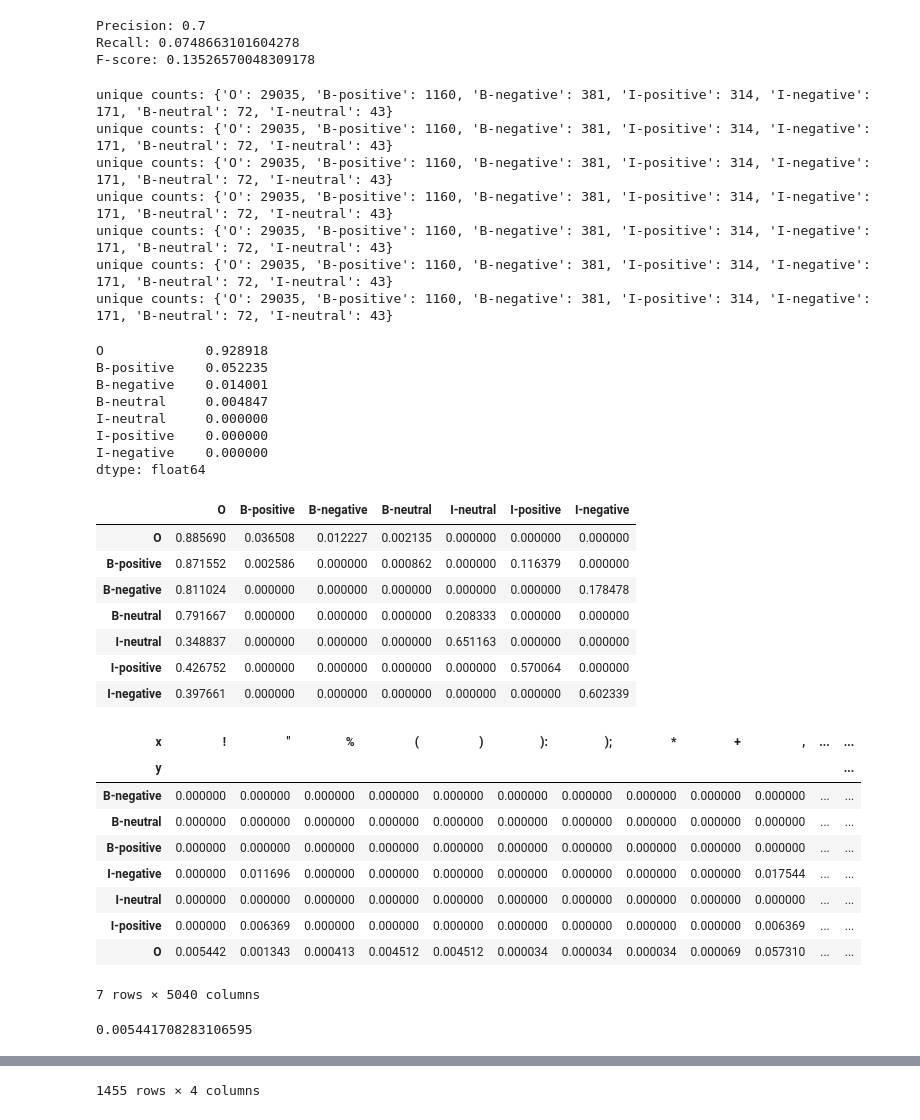
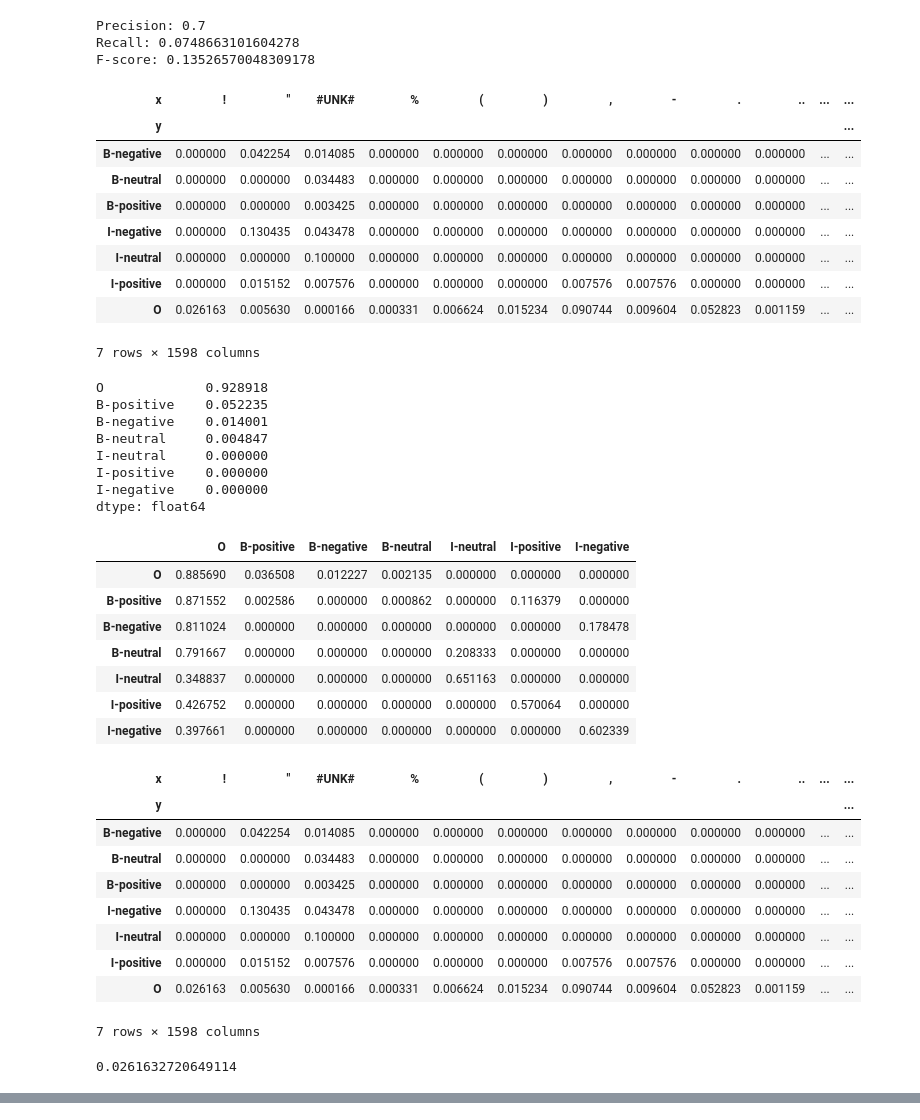
Before and after one commit to sherinksaji/MLProject, a Jupyter notebook: part1.ipynb, the cells around one changed output, grey strips where cells are left out. Cells and saved outputs as stored; diff of their text form; code cells hidden in the pictures.

```diff
--- a/part1.ipynb
+++ b/part1.ipynb
@@ -489,26 +489,28 @@ F-score: 0.13526570048309178
 # %%
 import numpy as np
 
 sr_start_probabilities = pd.Series(start_transition_prob)
 df_transition = pd.DataFrame(transition_prob).T
 # df_emission = pd.DataFrame(emission_prob).fillna(0).T
-df_emission = create_e_x_y_df_train_all_y_values(file_path_train_es).pivot(index='y', columns='x', values='e(x|y)').fillna(0)
+df_emission = pd.read_csv('Data/RU/csv_dev_out_ru_test_e_x_y.csv')
+df_emission = df_emission.drop_duplicates(subset=['x','y'], keep='last')
+df_emission = df_emission.pivot(index='y', columns='x', values='e(x|y)').fillna(0)
+display(df_emission)
 
 display(sr_start_probabilities, df_transition, df_emission)
 
 display(df_emission.loc['O','!'])
-
-df_emission_new = pd.read_csv('Data/ES/csv_dev_out_es_test_e_x_y.csv')
-
-display(df_emission_new)
 # %% [output]
+| x | ! | " | #UNK# | % | ( | ) | , | - | . | .. | ... | ... |
+| y |  |  |  |  |  |  |  |  |  |  |  | ... |
+| B-negative | 0.000000 | 0.042254 | 0.014085 | 0.000000 | 0.000000 | 0.000000 | 0.000000 | 0.000000 | 0.000000 | 0.000000 | ... | ... |
+| B-neutral | 0.000000 | 0.000000 | 0.034483 | 0.000000 | 0.000000 | 0.000000 | 0.000000 | 0.000000 | 0.000000 | 0.000000 | ... | ... |
+| B-positive | 0.000000 | 0.000000 | 0.003425 | 0.000000 | 0.000000 | 0.000000 | 0.000000 | 0.000000 | 0.000000 | 0.000000 | ... | ... |
+| I-negative | 0.000000 | 0.130435 | 0.043478 | 0.000000 | 0.000000 | 0.000000 | 0.000000 | 0.000000 | 0.000000 | 0.000000 | ... | ... |
+| I-neutral | 0.000000 | 0.000000 | 0.100000 | 0.000000 | 0.000000 | 0.000000 | 0.000000 | 0.000000 | 0.000000 | 0.000000 | ... | ... |
+| I-positive | 0.000000 | 0.015152 | 0.007576 | 0.000000 | 0.000000 | 0.000000 | 0.007576 | 0.007576 | 0.000000 | 0.000000 | ... | ... |
+| O | 0.026163 | 0.005630 | 0.000166 | 0.000331 | 0.006624 | 0.015234 | 0.090744 | 0.009604 | 0.052823 | 0.001159 | ... | ... |
-unique counts: {'O': 29035, 'B-positive': 1160, 'B-negative': 381, 'I-positive': 314, 'I-negative': 171, 'B-neutral': 72, 'I-neutral': 43}
-unique counts: {'O': 29035, 'B-positive': 1160, 'B-negative': 381, 'I-positive': 314, 'I-negative': 171, 'B-neutral': 72, 'I-neutral': 43}
-unique counts: {'O': 29035, 'B-positive': 1160, 'B-negative': 381, 'I-positive': 314, 'I-negative': 171, 'B-neutral': 72, 'I-neutral': 43}
-unique counts: {'O': 29035, 'B-positive': 1160, 'B-negative': 381, 'I-positive': 314, 'I-negative': 171, 'B-neutral': 72, 'I-neutral': 43}
-unique counts: {'O': 29035, 'B-positive': 1160, 'B-negative': 381, 'I-positive': 314, 'I-negative': 171, 'B-neutral': 72, 'I-neutral': 43}
-unique counts: {'O': 29035, 'B-positive': 1160, 'B-negative': 381, 'I-positive': 314, 'I-negative': 171, 'B-neutral': 72, 'I-neutral': 43}
-unique counts: {'O': 29035, 'B-positive': 1160, 'B-negative': 381, 'I-positive': 314, 'I-negative': 171, 'B-neutral': 72, 'I-neutral': 43}
+7 rows × 1598 columns
 O             0.928918
 B-positive    0.052235
 B-negative    0.014001
@@ -517,22 +519,22 @@ I-neutral     0.000000
 I-positive    0.000000
 I-negative    0.000000
 dtype: float64
-|  | O | B-positive | B-negative | B-neutral | I-neutral | I-positive | I-negative |
-| O | 0.885690 | 0.036508 | 0.012227 | 0.002135 | 0.000000 | 0.000000 | 0.000000 |
-| B-positive | 0.871552 | 0.002586 | 0.000000 | 0.000862 | 0.000000 | 0.116379 | 0.000000 |
-| B-negative | 0.811024 | 0.000000 | 0.000000 | 0.000000 | 0.000000 | 0.000000 | 0.178478 |
-| B-neutral | 0.791667 | 0.000000 | 0.000000 | 0.000000 | 0.208333 | 0.000000 | 0.000000 |
-| I-neutral | 0.348837 | 0.000000 | 0.000000 | 0.000000 | 0.651163 | 0.000000 | 0.000000 |
-| I-positive | 0.426752 | 0.000000 | 0.000000 | 0.000000 | 0.000000 | 0.570064 | 0.000000 |
-| I-negative | 0.397661 | 0.000000 | 0.000000 | 0.000000 | 0.000000 | 0.000000 | 0.602339 |
-| x | ! | " | % | ( | ) | ): | ); | * | + | , | ... | ... |
-| y |  |  |  |  |  |  |  |  |  |  |  | ... |
-| B-negative | 0.000000 | 0.000000 | 0.000000 | 0.000000 | 0.000000 | 0.000000 | 0.000000 | 0.000000 | 0.000000 | 0.000000 | ... | ... |
-| B-neutral | 0.000000 | 0.000000 | 0.000000 | 0.000000 | 0.000000 | 0.000000 | 0.000000 | 0.000000 | 0.000000 | 0.000000 | ... | ... |
-| B-positive | 0.000000 | 0.000000 | 0.000000 | 0.000000 | 0.000000 | 0.000000 | 0.000000 | 0.000000 | 0.000000 | 0.000000 | ... | ... |
-| I-negative | 0.000000 | 0.011696 | 0.000000 | 0.000000 | 0.000000 | 0.000000 | 0.000000 | 0.000000 | 0.000000 | 0.017544 | ... | ... |
-| I-neutral | 0.000000 | 0.000000 | 0.000000 | 0.000000 | 0.000000 | 0.000000 | 0.000000 | 0.000000 | 0.000000 | 0.000000 | ... | ... |
-| I-positive | 0.000000 | 0.006369 | 0.000000 | 0.000000 | 0.000000 | 0.000000 | 0.000000 | 0.000000 | 0.000000 | 0.006369 | ... | ... |
-| O | 0.005442 | 0.001343 | 0.000413 | 0.004512 | 0.004512 | 0.000034 | 0.000034 | 0.000034 | 0.000069 | 0.057310 | ... | ... |
+|  | O | B-positive | B-negative | B-neutral | I-neutral | I-positive | I-negative |
+| O | 0.885690 | 0.036508 | 0.012227 | 0.002135 | 0.000000 | 0.000000 | 0.000000 |
+| B-positive | 0.871552 | 0.002586 | 0.000000 | 0.000862 | 0.000000 | 0.116379 | 0.000000 |
+| B-negative | 0.811024 | 0.000000 | 0.000000 | 0.000000 | 0.000000 | 0.000000 | 0.178478 |
+| B-neutral | 0.791667 | 0.000000 | 0.000000 | 0.000000 | 0.208333 | 0.000000 | 0.000000 |
+| I-neutral | 0.348837 | 0.000000 | 0.000000 | 0.000000 | 0.651163 | 0.000000 | 0.000000 |
+| I-positive | 0.426752 | 0.000000 | 0.000000 | 0.000000 | 0.000000 | 0.570064 | 0.000000 |
+| I-negative | 0.397661 | 0.000000 | 0.000000 | 0.000000 | 0.000000 | 0.000000 | 0.602339 |
+| x | ! | " | #UNK# | % | ( | ) | , | - | . | .. | ... | ... |
+| y |  |  |  |  |  |  |  |  |  |  |  | ... |
+| B-negative | 0.000000 | 0.042254 | 0.014085 | 0.000000 | 0.000000 | 0.000000 | 0.000000 | 0.000000 | 0.000000 | 0.000000 | ... | ... |
+| B-neutral | 0.000000 | 0.000000 | 0.034483 | 0.000000 | 0.000000 | 0.000000 | 0.000000 | 0.000000 | 0.000000 | 0.000000 | ... | ... |
+| B-positive | 0.000000 | 0.000000 | 0.003425 | 0.000000 | 0.000000 | 0.000000 | 0.000000 | 0.000000 | 0.000000 | 0.000000 | ... | ... |
+| I-negative | 0.000000 | 0.130435 | 0.043478 | 0.000000 | 0.000000 | 0.000000 | 0.000000 | 0.000000 | 0.000000 | 0.000000 | ... | ... |
+| I-neutral | 0.000000 | 0.000000 | 0.100000 | 0.000000 | 0.000000 | 0.000000 | 0.000000 | 0.000000 | 0.000000 | 0.000000 | ... | ... |
+| I-positive | 0.000000 | 0.015152 | 0.007576 | 0.000000 | 0.000000 | 0.000000 | 0.007576 | 0.007576 | 0.000000 | 0.000000 | ... | ... |
+| O | 0.026163 | 0.005630 | 0.000166 | 0.000331 | 0.006624 | 0.015234 | 0.090744 | 0.009604 | 0.052823 | 0.001159 | ... | ... |
-7 rows × 5040 columns
+7 rows × 1598 columns
-0.005441708283106595
+0.0261632720649114
@@ -551,3 +541,2 @@ dtype: float64
-1455 rows × 4 columns
 # %%
 import math
```
Also changed, not shown: parts of 4 cells of this notebook, 2 other files.
